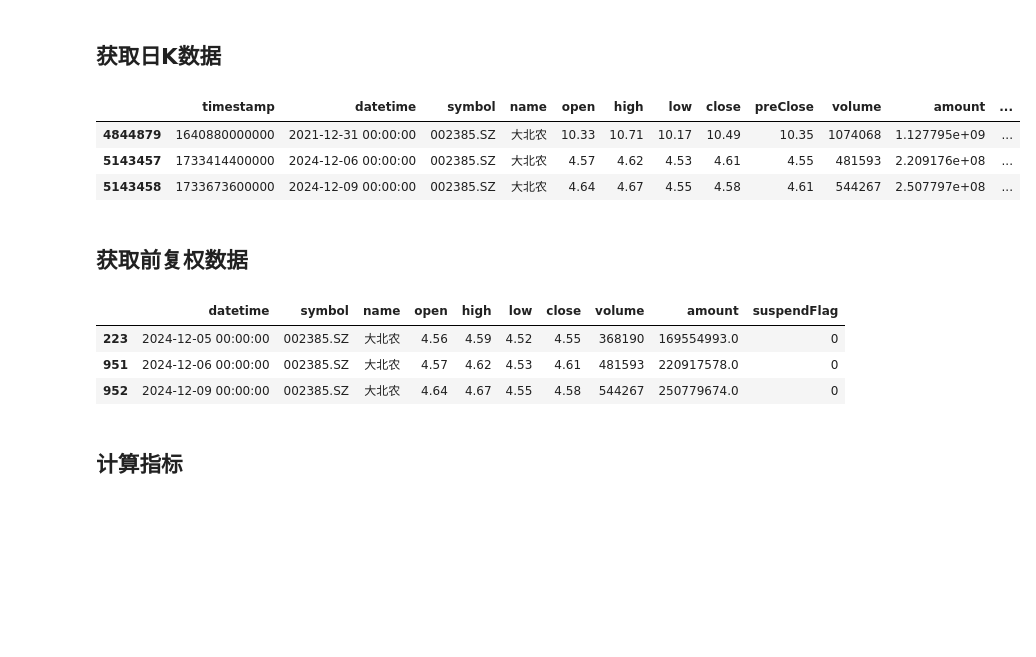
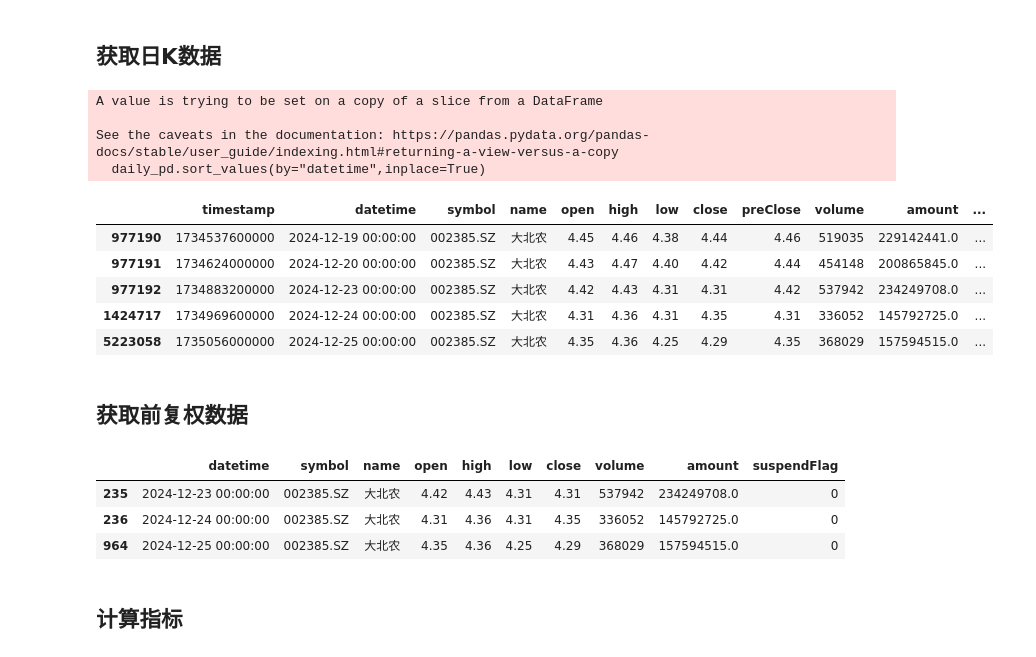
Before and after one commit to Lizhen0628/by_quant, a Jupyter notebook: starter.ipynb, the cells around one changed output. Saved outputs shown, nothing was run; the diff lists cells and outputs as text; code cells hidden in the pictures; blank space fills up the shorter version.

```diff
--- a/starter.ipynb
+++ b/starter.ipynb
@@ -1,33 +1,34 @@
 # %% [markdown]
 ## 获取日K数据
 # %%
-from utils import get_daily_data,get_local_daily_data,get_local_adjustment_data
+from utils import get_daily_data
 
-local_daily_pd = get_local_daily_data()
-local_adjustment_pd = get_local_adjustment_data()
-data_pd, adjustment_pd = get_daily_data("002385", local_daily_pd, local_adjustment_pd)
-
-data_pd.tail(3)
+daily_pd, adjustment_pd = get_daily_data("002385")
+daily_pd.sort_values(by="datetime",inplace=True)
+daily_pd.tail()
 # %% [output]
+A value is trying to be set on a copy of a slice from a DataFrame
+
+See the caveats in the documentation: https://pandas.pydata.org/pandas-docs/stable/user_guide/indexing.html#returning-a-view-versus-a-copy
+  daily_pd.sort_values(by="datetime",inplace=True)
 |  | timestamp | datetime | symbol | name | open | high | low | close | preClose | volume | amount | ... |
-| 4844879 | 1640880000000 | 2021-12-31 00:00:00 | 002385.SZ | 大北农 | 10.33 | 10.71 | 10.17 | 10.49 | 10.35 | 1074068 | 1.127795e+09 | ... |
-| 5143457 | 1733414400000 | 2024-12-06 00:00:00 | 002385.SZ | 大北农 | 4.57 | 4.62 | 4.53 | 4.61 | 4.55 | 481593 | 2.209176e+08 | ... |
-| 5143458 | 1733673600000 | 2024-12-09 00:00:00 | 002385.SZ | 大北农 | 4.64 | 4.67 | 4.55 | 4.58 | 4.61 | 544267 | 2.507797e+08 | ... |
+| 977190 | 1734537600000 | 2024-12-19 00:00:00 | 002385.SZ | 大北农 | 4.45 | 4.46 | 4.38 | 4.44 | 4.46 | 519035 | 229142441.0 | ... |
+| 977191 | 1734624000000 | 2024-12-20 00:00:00 | 002385.SZ | 大北农 | 4.43 | 4.47 | 4.40 | 4.42 | 4.44 | 454148 | 200865845.0 | ... |
+| 977192 | 1734883200000 | 2024-12-23 00:00:00 | 002385.SZ | 大北农 | 4.42 | 4.43 | 4.31 | 4.31 | 4.42 | 537942 | 234249708.0 | ... |
+| 1424717 | 1734969600000 | 2024-12-24 00:00:00 | 002385.SZ | 大北农 | 4.31 | 4.36 | 4.31 | 4.35 | 4.31 | 336052 | 145792725.0 | ... |
+| 5223058 | 1735056000000 | 2024-12-25 00:00:00 | 002385.SZ | 大北农 | 4.35 | 4.36 | 4.25 | 4.29 | 4.35 | 368029 | 157594515.0 | ... |
 # %% [markdown]
 ## 获取前复权数据
 # %%
-from utils import get_forward_data,get_local_daily_data,get_local_adjustment_data
-
-local_daily_pd = get_local_daily_data()
-local_adjustment_pd = get_local_adjustment_data()
-data_pd = get_forward_data("002385", local_daily_pd, local_adjustment_pd)
+from utils import get_forward_data
+data_pd = get_forward_data("002385")
 
 data_pd.tail(3)
 # %% [output]
 |  | datetime | symbol | name | open | high | low | close | volume | amount | suspendFlag |
-| 223 | 2024-12-05 00:00:00 | 002385.SZ | 大北农 | 4.56 | 4.59 | 4.52 | 4.55 | 368190 | 169554993.0 | 0 |
-| 951 | 2024-12-06 00:00:00 | 002385.SZ | 大北农 | 4.57 | 4.62 | 4.53 | 4.61 | 481593 | 220917578.0 | 0 |
-| 952 | 2024-12-09 00:00:00 | 002385.SZ | 大北农 | 4.64 | 4.67 | 4.55 | 4.58 | 544267 | 250779674.0 | 0 |
+| 235 | 2024-12-23 00:00:00 | 002385.SZ | 大北农 | 4.42 | 4.43 | 4.31 | 4.31 | 537942 | 234249708.0 | 0 |
+| 236 | 2024-12-24 00:00:00 | 002385.SZ | 大北农 | 4.31 | 4.36 | 4.31 | 4.35 | 336052 | 145792725.0 | 0 |
+| 964 | 2024-12-25 00:00:00 | 002385.SZ | 大北农 | 4.35 | 4.36 | 4.25 | 4.29 | 368029 | 157594515.0 | 0 |
 # %% [markdown]
 ## 计算指标
 # %% [markdown]
```
Also changed, not shown: parts of 10 cells of this notebook, 9 other files.
